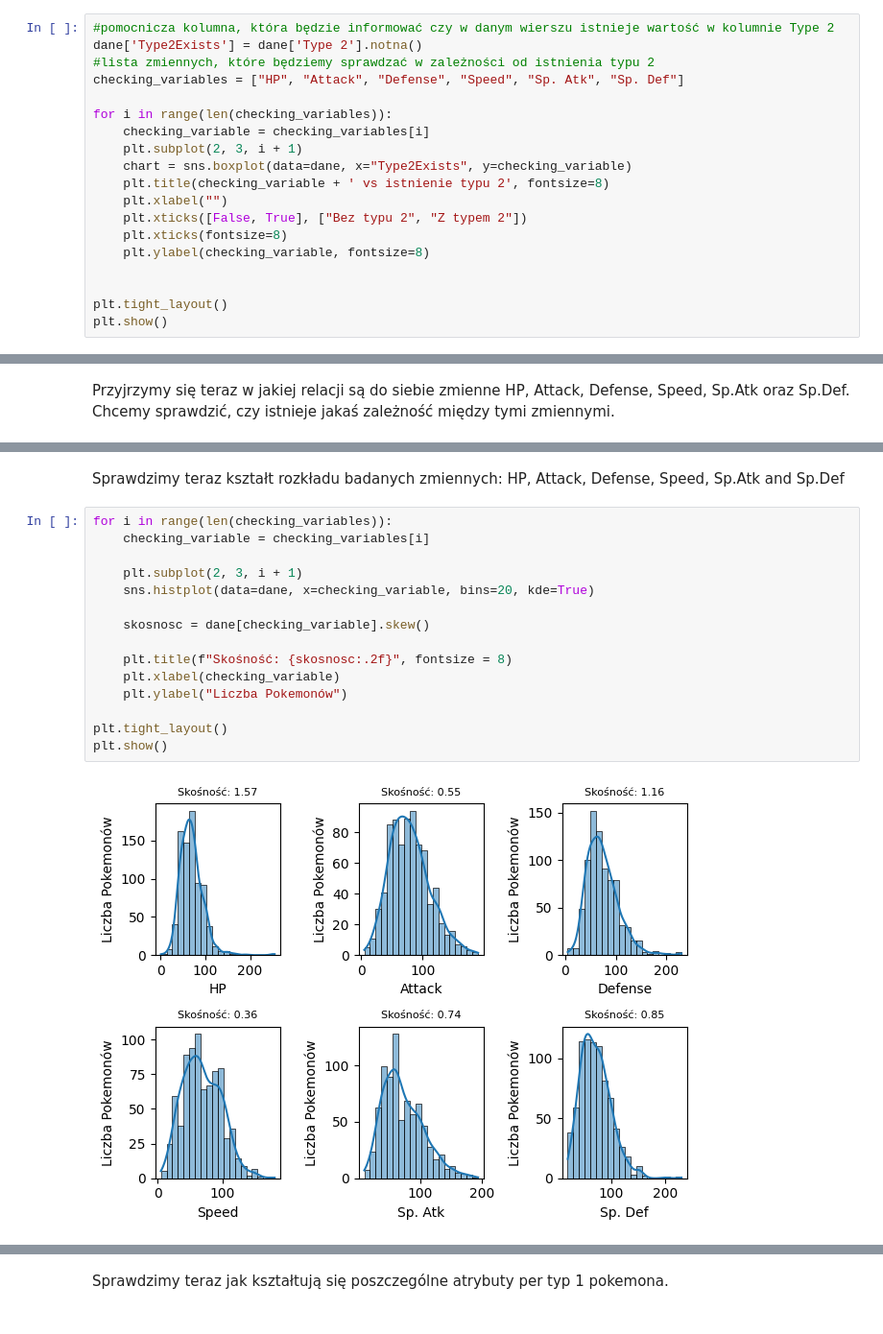
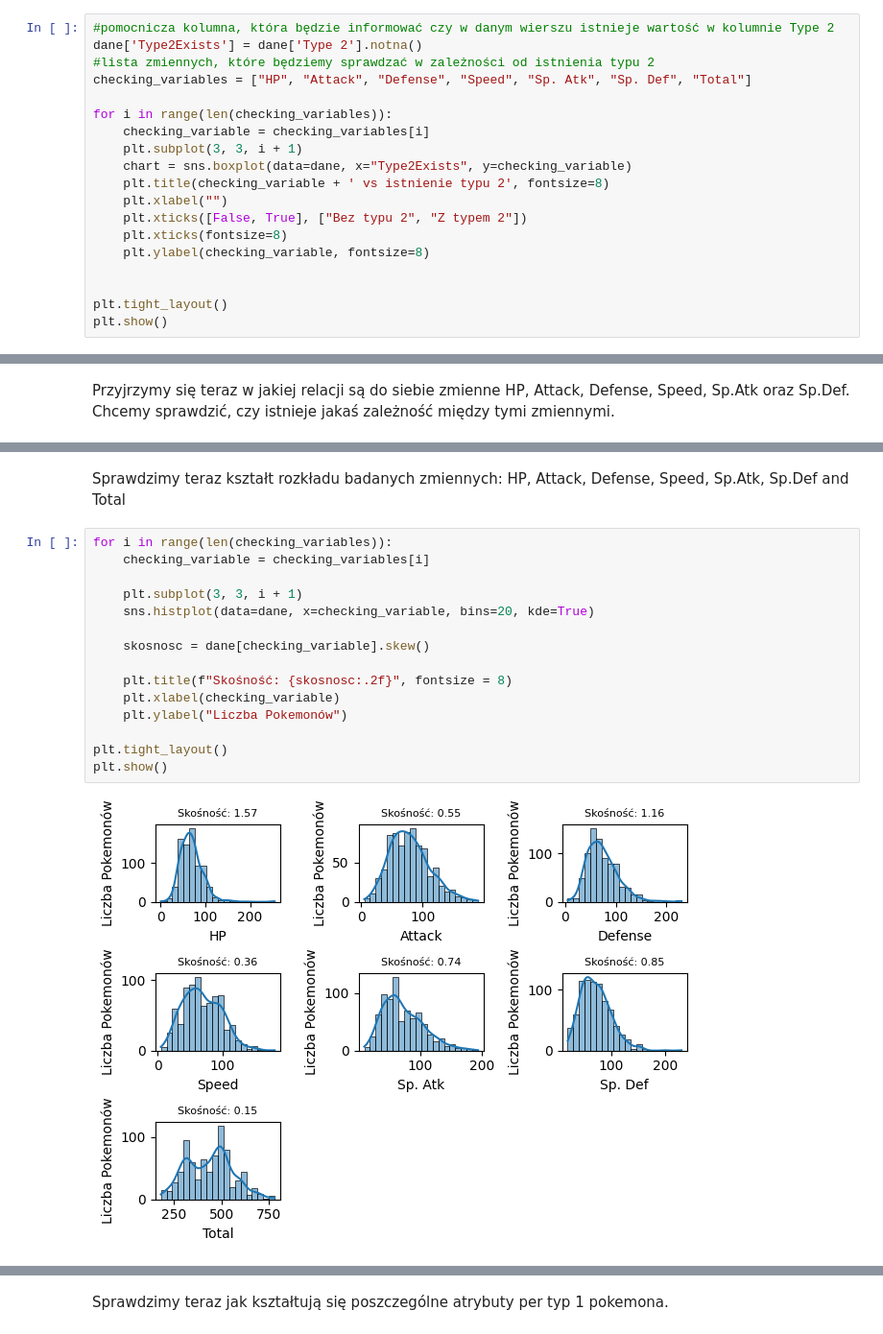
Before and after one commit to Kubix-commits/Wizualizacja-Danych, a Jupyter notebook: Projekt - wizualizacja/Wizualizacja danych.ipynb, the cells around one changed output, grey strips where cells are left out. Shown at 96% size. Saved outputs shown, nothing was run; the diff lists cells and outputs as text.

```diff
--- a/Projekt - wizualizacja/Wizualizacja danych.ipynb
+++ b/Projekt - wizualizacja/Wizualizacja danych.ipynb
@@ -91,11 +91,11 @@ Jedyną zmienną w rozważanym zbiorze danych, która nie ma wszystkich wartośc
 #pomocnicza kolumna, która będzie informować czy w danym wierszu istnieje wartość w kolumnie Type 2
 dane['Type2Exists'] = dane['Type 2'].notna()
 #lista zmiennych, które będziemy sprawdzać w zależności od istnienia typu 2
-checking_variables = ["HP", "Attack", "Defense", "Speed", "Sp. Atk", "Sp. Def"]
+checking_variables = ["HP", "Attack", "Defense", "Speed", "Sp. Atk", "Sp. Def", "Total"]
 
 for i in range(len(checking_variables)):
     checking_variable = checking_variables[i]
-    plt.subplot(2, 3, i + 1)
+    plt.subplot(3, 3, i + 1)
     chart = sns.boxplot(data=dane, x="Type2Exists", y=checking_variable)
     plt.title(checking_variable + ' vs istnienie typu 2', fontsize=8)
     plt.xlabel("")
@@ -130,20 +130,20 @@ Z powyższej macierzy wykresów oraz z macierzy cieplnej z korelacją między zm
 # %% [markdown]
-Sprawdzimy teraz kształt rozkładu badanych zmiennych: HP, Attack, Defense, Speed, Sp.Atk and Sp.Def
+Sprawdzimy teraz kształt rozkładu badanych zmiennych: HP, Attack, Defense, Speed, Sp.Atk, Sp.Def and Total
 # %%
 for i in range(len(checking_variables)):
     checking_variable = checking_variables[i]
 
-    plt.subplot(2, 3, i + 1)
+    plt.subplot(3, 3, i + 1)
     sns.histplot(data=dane, x=checking_variable, bins=20, kde=True)
 
     skosnosc = dane[checking_variable].skew()
 
     plt.title(f"Skośność: {skosnosc:.2f}", fontsize = 8)
     plt.xlabel(checking_variable)
     plt.ylabel("Liczba Pokemonów")
 
 plt.tight_layout()
 plt.show()
 # %% [output]
-[figure, old version]
+[figure, new version]
 # %% [markdown]
```
Also changed, not shown: parts of 16 cells of this notebook.
